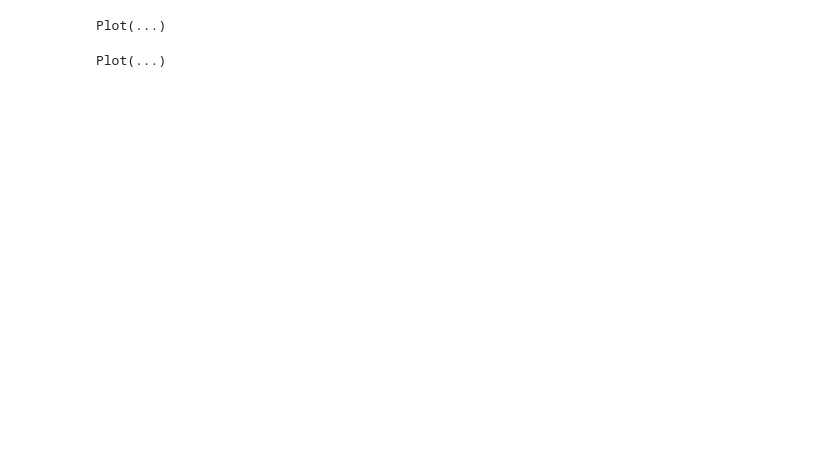
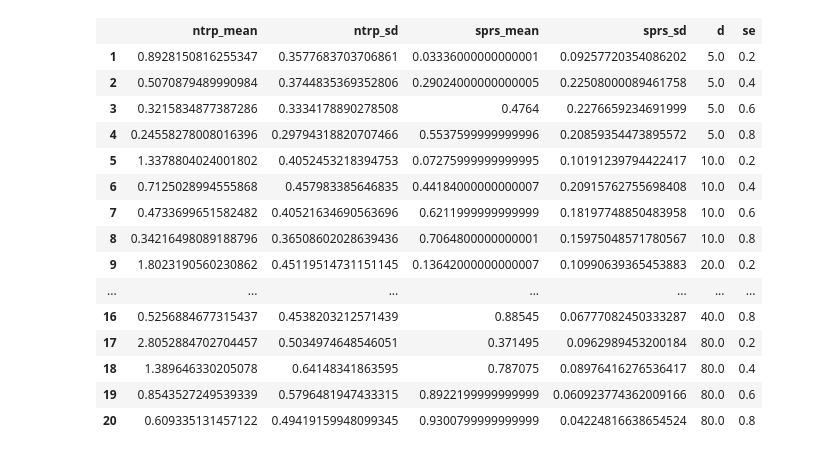
Before and after one commit to thewart/sparse_normal_categorical, a Jupyter notebook: Notebooks/normal_mixture_probit.ipynb, the cells around one changed output. Saved outputs shown, nothing was run; the diff lists cells and outputs as text; code cells hidden in the pictures; blank space fills up the shorter version.

Commit message:
comparison plots

```diff
--- a/Notebooks/normal_mixture_probit.ipynb
+++ b/Notebooks/normal_mixture_probit.ipynb
@@ -12,8 +0,0 @@ Plot(...)
-# %%
-plot(x=mean(y .< 0.001,1),Geom.histogram)
-# %% [output]
-Plot(...)
-# %%
-plot(x=sum(y .> .5,1),Geom.histogram)
-# %% [output]
-Plot(...)
@@ -19,0 +10,59 @@ Plot(...)
+# %%
+dtnp = DataFrame(ntrp_mean=zeros(nd*nse),ntrp_sd=zeros(nd*nse),sprs_mean=zeros(nd*nse),sprs_sd=zeros(nd*nse),d=zeros(nd*nse),se=zeros(nd*nse));
+
+l = 0;
+for i in 1:nd
+    for j in 1:nse
+        l += 1;
+        x = rnormalprobit(n,d[i],se[j]);
+
+        ent = [Float64(entropy(x[:,k])) for k in 1:n];
+        dtnp[:ntrp_mean][l] = mean(ent);
+        dtnp[:ntrp_sd][l] = std(ent);
+
+        sparse = [Float64(mean(x[:,k].<0.001)) for k in 1:n];
+        dtnp[:sprs_mean][l] = mean(sparse);
+        dtnp[:sprs_sd][l] = std(sparse);
+
+        dtnp[:d][l] = d[i]; dtnp[:se][l] = se[j];
+    end
+end
+dtpl
+# %%
+dtnl = DataFrame(ntrp_mean=zeros(nd*nse),ntrp_sd=zeros(nd*nse),sprs_mean=zeros(nd*nse),sprs_sd=zeros(nd*nse),d=zeros(nd*nse),se=zeros(nd*nse));
+
+l = 0;
+for i in 1:nd
+    for j in 1:nse
+        l += 1;
+        x = rnormallogit(n,d[i],se[j]*10);
+
+        ent = [Float64(entropy(x[:,k])) for k in 1:n];
+        dtnl[:ntrp_mean][l] = mean(ent);
+        dtnl[:ntrp_sd][l] = std(ent);
+
+        sparse = [Float64(mean(x[:,k].<0.001)) for k in 1:n];
+        dtnl[:sprs_mean][l] = mean(sparse);
+        dtnl[:sprs_sd][l] = std(sparse);
+
+        dtnl[:d][l] = d[i]; dtnl[:se][l] = se[j];
+    end
+end
+dtnl
+# %% [output]
+|  | ntrp_mean | ntrp_sd | sprs_mean | sprs_sd | d | se |
+| 1 | 0.8928150816255347 | 0.3577683703706861 | 0.03336000000000001 | 0.09257720354086202 | 5.0 | 0.2 |
+| 2 | 0.5070879489990984 | 0.3744835369352806 | 0.29024000000000005 | 0.22508000089461758 | 5.0 | 0.4 |
+| 3 | 0.3215834877387286 | 0.3334178890278508 | 0.4764 | 0.2276659234691999 | 5.0 | 0.6 |
+| 4 | 0.24558278008016396 | 0.29794318820707466 | 0.5537599999999996 | 0.20859354473895572 | 5.0 | 0.8 |
+| 5 | 1.3378804024001802 | 0.4052453218394753 | 0.07275999999999995 | 0.10191239794422417 | 10.0 | 0.2 |
+| 6 | 0.7125028994555868 | 0.457983385646835 | 0.44184000000000007 | 0.20915762755698408 | 10.0 | 0.4 |
+| 7 | 0.4733699651582482 | 0.40521634690563696 | 0.6211999999999999 | 0.18197748850483958 | 10.0 | 0.6 |
+| 8 | 0.34216498089188796 | 0.36508602028639436 | 0.7064800000000001 | 0.15975048571780567 | 10.0 | 0.8 |
+| 9 | 1.8023190560230862 | 0.45119514731151145 | 0.13642000000000007 | 0.10990639365453883 | 20.0 | 0.2 |
+| ... | ... | ... | ... | ... | ... | ... |
+| 16 | 0.5256884677315437 | 0.4538203212571439 | 0.88545 | 0.06777082450333287 | 40.0 | 0.8 |
+| 17 | 2.8052884702704457 | 0.5034974648546051 | 0.371495 | 0.0962989453200184 | 80.0 | 0.2 |
+| 18 | 1.389646330205078 | 0.64148341863595 | 0.787075 | 0.08976416276536417 | 80.0 | 0.4 |
+| 19 | 0.8543527249539339 | 0.5796481947433315 | 0.8922199999999999 | 0.060923774362009166 | 80.0 | 0.6 |
+| 20 | 0.609335131457122 | 0.49419159948099345 | 0.9300799999999999 | 0.04224816638654524 | 80.0 | 0.8 |
```
Also changed, not shown: parts of 8 cells of this notebook.
